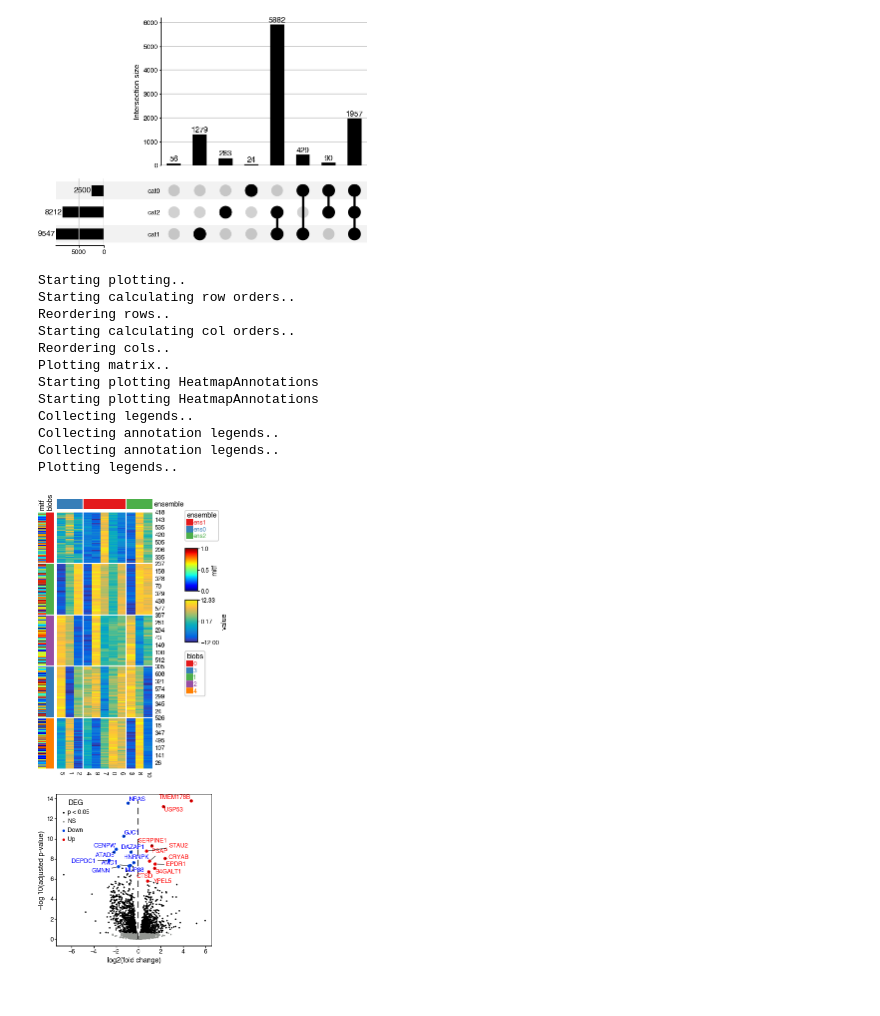
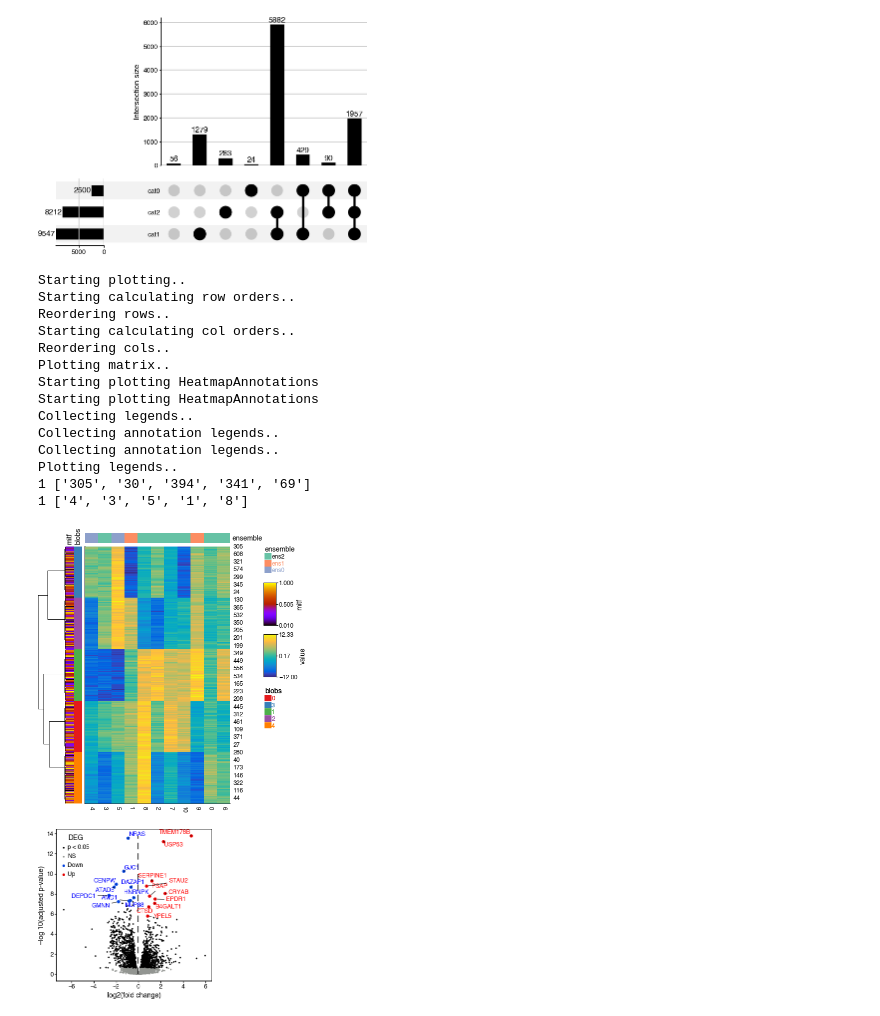
Before and after one commit to faridrashidi/cnsplots, a Jupyter notebook: notebooks/matplotlib.ipynb, the cells around one changed output. Drawn from its saved outputs; the diff is of its cells as text; code cells hidden in the pictures.

```diff
--- a/notebooks/matplotlib.ipynb
+++ b/notebooks/matplotlib.ipynb
@@ -145,30 +145,48 @@ plot(example, element_size=30, show_counts=True)
  'totals': <AxesSubplot: >,
  'intersections': <AxesSubplot: ylabel='Intersection size'>}
 [figure]
-# %%
-cns.figure(300, 150)
-cns.heatmap(
-    blobs,
-    row_annotation=["mitf", "blobs"],
-    col_annotation=["ensemble"],
-    row_split="blobs",
-    col_split=["ensemble"],
-)
-plt.savefig("../../../Desktop/salam.pdf")
-# %% [output]
-Starting plotting..
-Starting calculating row orders..
-Reordering rows..
-Starting calculating col orders..
-Reordering cols..
-Plotting matrix..
-Starting plotting HeatmapAnnotations
-Starting plotting HeatmapAnnotations
-Collecting legends..
-Collecting annotation legends..
-Collecting annotation legends..
-Plotting legends..
-[figure, removed]
+# %%
+cns.figure(300, 250)
+cmp = cns.heatmap(
+    blobs,
+    row_annotation=["mitf", "blobs"],
+    col_annotation=["ensemble"],
+    # row_split=5,  #TODO: not working!!
+    # col_split=2,
+    # row_split="blobs",
+    # col_split=["ensemble"],
+    row_cluster=True,
+    col_cluster=True,
+    row_cluster_method="ward",
+    row_cluster_metric="euclidean",
+    col_cluster_method="ward",
+    col_cluster_metric="euclidean",
+    show_rownames=True,
+    show_colnames=True,
+    row_dendrogram=True,
+    col_dendrogram=False,
+    row_split_gap=1,
+    col_split_gap=1,
+)
+print(len(cmp.row_order), cmp.row_order[0][:5])
+print(len(cmp.col_order), cmp.col_order[0][:5])
+plt.savefig("../../../Desktop/salam2.pdf")
+# %% [output]
+Starting plotting..
+Starting calculating row orders..
+Reordering rows..
+Starting calculating col orders..
+Reordering cols..
+Plotting matrix..
+Starting plotting HeatmapAnnotations
+Starting plotting HeatmapAnnotations
+Collecting legends..
+Collecting annotation legends..
+Collecting annotation legends..
+Plotting legends..
+1 ['305', '30', '394', '341', '69']
+1 ['4', '3', '5', '1', '8']
+[figure, added]
 # %%
 de_results["-log10(adjp)"] = -np.log10(de_results["padj"])
 de_results['DEG'] = 'NS'
```
Also changed, not shown: parts of 4 cells of this notebook, 5 other files.
